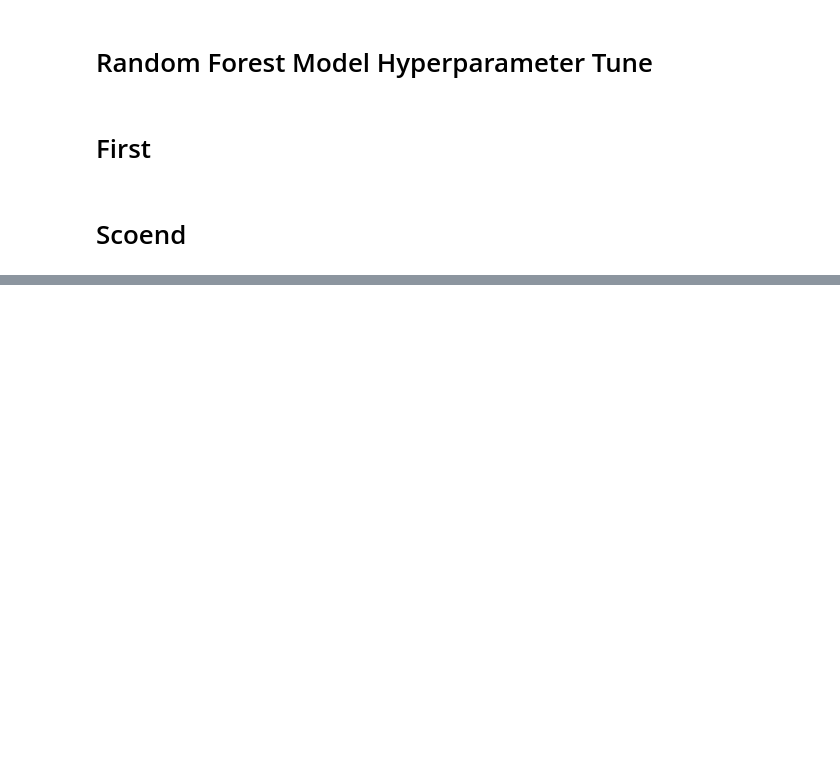
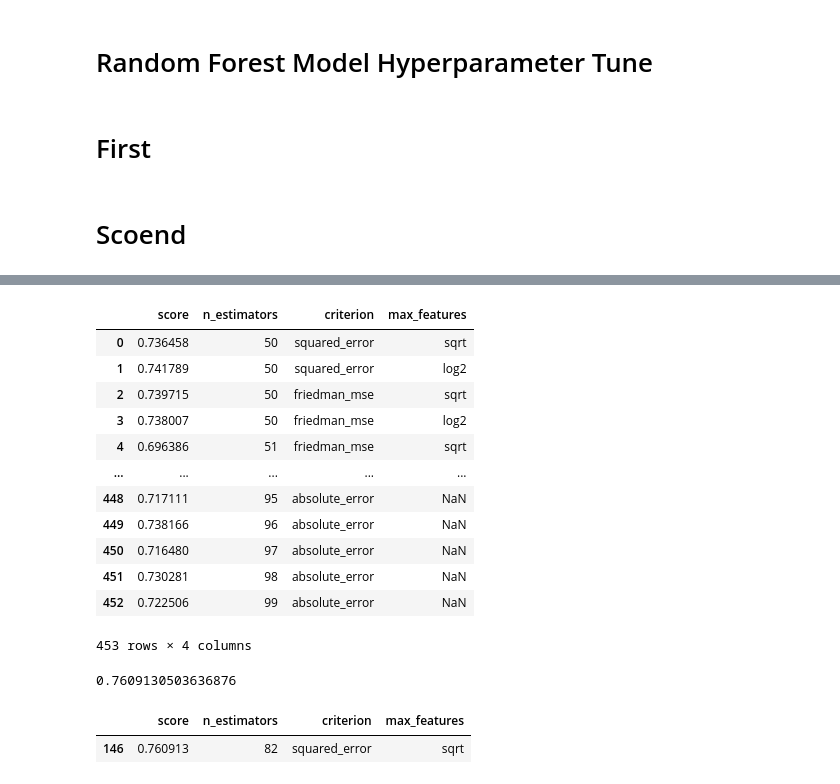
Before and after one commit to kaushalsingh0410/Taxi_data, a Jupyter notebook: Taxi_project.ipynb, the cells around one changed output, grey strips where cells are left out. Cells and saved outputs as stored; diff of their text form; code cells hidden in the pictures; blank space fills up the shorter version.

Commit message:
all_models_score_data_df.csv

```diff
--- a/Taxi_project.ipynb
+++ b/Taxi_project.ipynb
@@ -852,0 +765,26 @@ Python 3.12.0
+# %%
+rf_score_df = pd.read_csv('rf_score_df.csv')
+rf_score_df
+# %% [output]
+|  | score | n_estimators | criterion | max_features |
+| 0 | 0.736458 | 50 | squared_error | sqrt |
+| 1 | 0.741789 | 50 | squared_error | log2 |
+| 2 | 0.739715 | 50 | friedman_mse | sqrt |
+| 3 | 0.738007 | 50 | friedman_mse | log2 |
+| 4 | 0.696386 | 51 | friedman_mse | sqrt |
+| ... | ... | ... | ... | ... |
+| 448 | 0.717111 | 95 | absolute_error | NaN |
+| 449 | 0.738166 | 96 | absolute_error | NaN |
+| 450 | 0.716480 | 97 | absolute_error | NaN |
+| 451 | 0.730281 | 98 | absolute_error | NaN |
+| 452 | 0.722506 | 99 | absolute_error | NaN |
+453 rows × 4 columns
+# %%
+rf_score_df.score.max()
+# %% [output]
+0.7609130503636876
+# %%
+rf_score_df[rf_score_df.score == rf_score_df.score.max()]
+# %% [output]
+|  | score | n_estimators | criterion | max_features |
+| 146 | 0.760913 | 82 | squared_error | sqrt |
```
Also changed, not shown: parts of 7 cells of this notebook, 3 other files.
